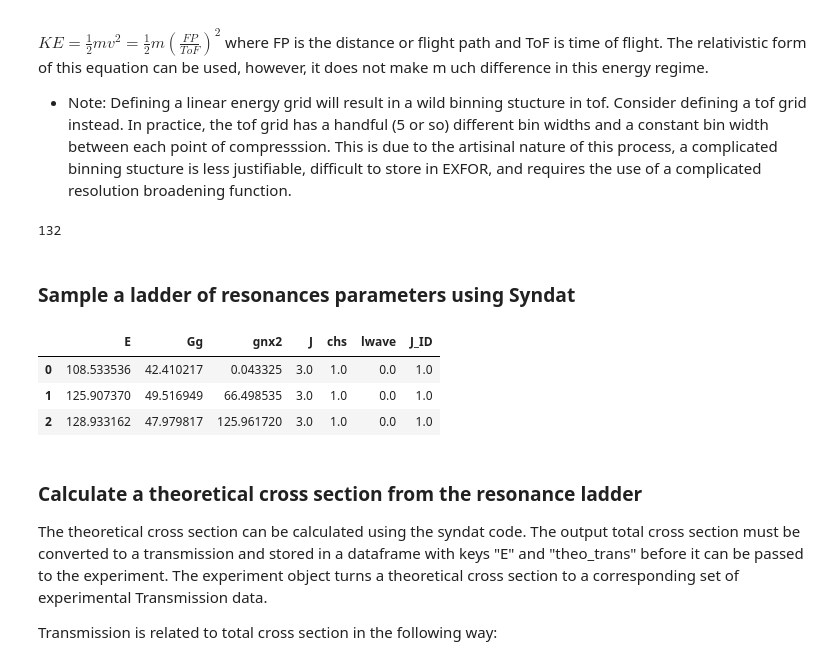
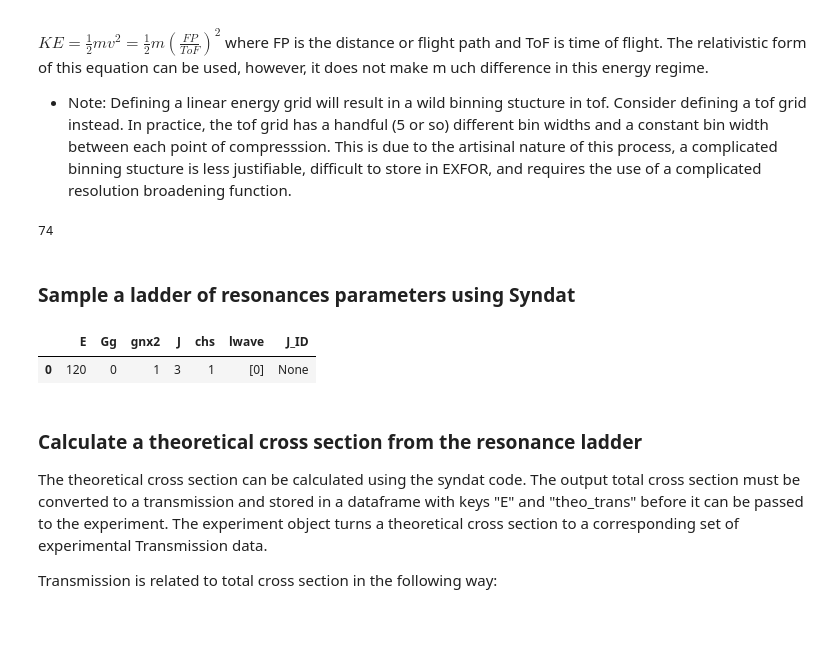
Before and after one commit to Naww137/Syndat, a Jupyter notebook: examples/GenerateData_UserExample.ipynb, the cells around one changed output. Cells and saved outputs as stored; diff of their text form; code cells hidden in the pictures; blank space fills up the shorter version.

```diff
--- a/examples/GenerateData_UserExample.ipynb
+++ b/examples/GenerateData_UserExample.ipynb
@@ -51,7 +51,7 @@ $ KE = \frac{1}{2}mv^2 = \frac{1}{2}m (\frac{FP}{ToF})^2 $ where FP is the dista
     Defining a linear energy grid will result in a wild binning stucture in tof. Consider defining a tof grid instead. In practice, the tof grid has a handful (5 or so) different bin widths and a constant bin width between each point of compresssion. This is due to the artisinal nature of this process, a complicated binning stucture is less justifiable, difficult to store in EXFOR, and requires the use of a complicated resolution broadening function.
 # %%
 # create an energy domain, min/max
-E_min_max = [100, 140]
+E_min_max = [100, 120]
 # E_min_max =[3.5, 2550]
 
 ### can calculate an energy grid yourself
@@ -77,37 +77,36 @@ exp = syndat.experiment(energy_grid,
                         experiment_parameters=experiment_parameters)
 len(exp.energy_domain)
 # %% [output]
-132
+74
 # %% [markdown]
 ### Sample a ladder of resonances parameters using Syndat
 # %%
 spin_groups = [ (3.0,1,0)] # , (4.0,1,[0]) ]
 
 # an alternative option would be to give Ta_pair.J, as long as you give an average parameter dataframe with corresponding indices
 # spin_groups = Ta_pair.J
 
 average_parameters = pd.DataFrame({ 'dE'    :   {'3.0':8.79, '4.0':4.99},
                                     'Gg'    :   {'3.0':46.4, '4.0':35.5},
                                     'gn2'    :   {'3.0':64.0, '4.0':64.0}  })
 
-resonance_ladder = Ta_pair.sample_resonance_ladder(energy_grid, spin_groups, average_parameters)
+# resonance_ladder = Ta_pair.sample_resonance_ladder(energy_grid, spin_groups, average_parameters)
 # resonance_ladder = pd.DataFrame({'E':[1.94707086e+03,2.054739864e+03], 'Gg':[481.1, 536.2], 'gnx2':[113, 847], 'J':[3,3], 'chs':[1,1], 'lwave':[[0],[0]], 'J_ID':[None, None]})
+resonance_ladder = pd.DataFrame({'E':[120], 'Gg':[0], 'gnx2':[1], 'J':[3], 'chs':[1], 'lwave':[[0]], 'J_ID':[None]})
 
 # # look at your resonance ladder
 resonance_ladder
 
 # import json
 # resonance_ladder.to_csv('test')
 # test = pd.read_csv('test', index_col=0)
 # # type(json.loads(test.lwave[0]))
 # test = test.lwave.apply(json.loads)
 # resonance_ladder['lwave']=test
 # type(resonance_ladder.lwave[0])
 # %% [output]
 |  | E | Gg | gnx2 | J | chs | lwave | J_ID |
-| 0 | 108.533536 | 42.410217 | 0.043325 | 3.0 | 1.0 | 0.0 | 1.0 |
-| 1 | 125.907370 | 49.516949 | 66.498535 | 3.0 | 1.0 | 0.0 | 1.0 |
-| 2 | 128.933162 | 47.979817 | 125.961720 | 3.0 | 1.0 | 0.0 | 1.0 |
+| 0 | 120 | 0 | 1 | 3 | 1 | [0] | None |
 # %% [markdown]
 ### Calculate a theoretical cross section from the resonance ladder
 
```
Also changed, not shown: parts of 6 cells of this notebook, 3 other files.
